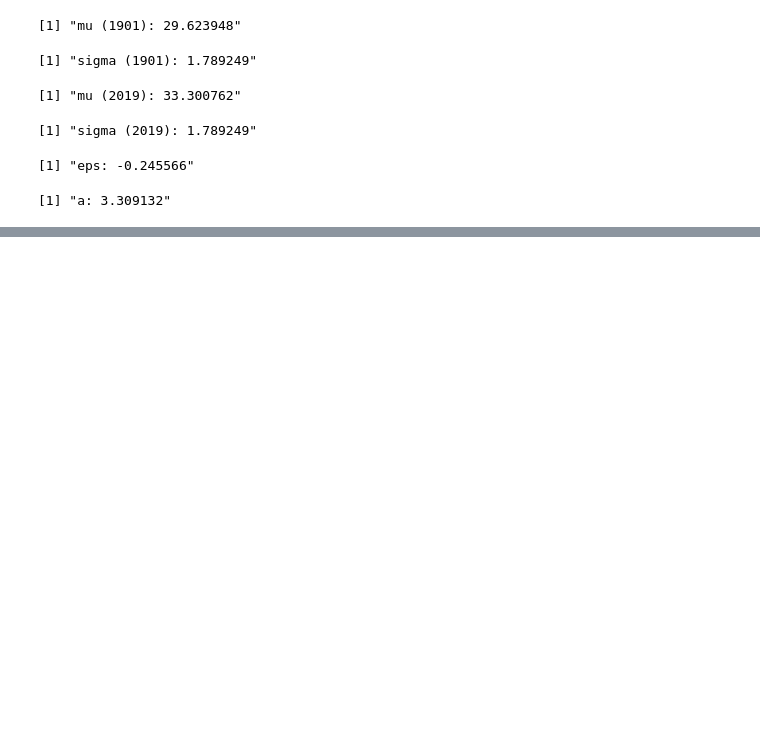
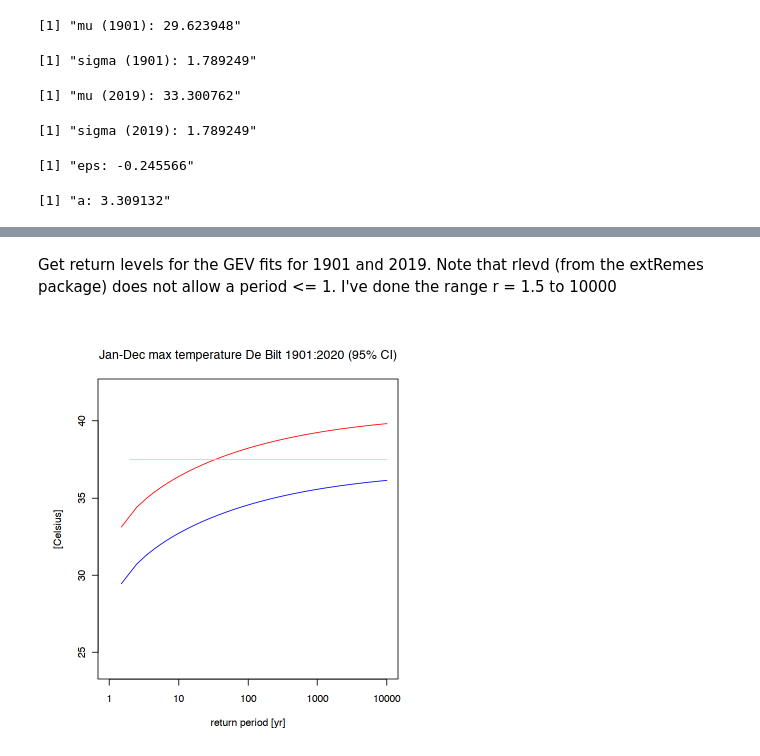
Before and after one commit to C3S-attribution-service/ToolsTesting, a Jupyter notebook: fit_gev.ipynb, the cells around one changed output, grey strips where cells are left out. Cells and saved outputs as stored; diff of their text form; code cells hidden in the pictures; blank space fills up the shorter version.

```diff
--- a/fit_gev.ipynb
+++ b/fit_gev.ipynb
@@ -163,0 +186,25 @@ gev.diag(fit)
+# %% [markdown]
+Get return levels for the GEV fits for 1901 and 2019. Note that rlevd (from the extRemes package) does not allow a period <= 1. I've done the range r = 1.5 to 10000
+# %%
+rvals = c()
+rlevels_1901 = c()
+rlevels_2019 = c()
+for (r in 1.5:10000) {
+    rl1901 = rlevd(r, loc = location_1901, scale = scale_1901, shape = shape_1901, type = "GEV", npy = 365.25)
+    rl2019 = rlevd(r, loc = location_2019, scale = scale_2019, shape = shape_2019, type = "GEV", npy = 365.25)
+
+    rlevels_1901 = c(rlevels_1901, rl1901)
+    rlevels_2019 = c(rlevels_2019, rl2019)
+    rvals = c(rvals, r)
+}
+
+rlevels = data.frame(rvals=rvals, rlevels_1901=rlevels_1901, rlevels_2019=rlevels_2019)
+# %%
+par(pin = c(5,5))
+plot(rlevels$rvals, rlevels$rlevels_2019, log="x", ylim=c(24,42), xlim=c(1,10000), col="red", type="l", main='Jan-Dec max temperature De Bilt 1901:2020 (95% CI)', ylab='[Celsius]', xlab='return period [yr]')
+lines(rlevels$rvals, rlevels$rlevels_1901, lty=1, col="blue")
+
+observed_max_2019 = tail(debilt_yearly_max, n=1)$maxtemp
+lines(c(2,10000), c(observed_max_2019,observed_max_2019), lty=1, col="pink")
+# %% [output]
+[figure, added]
```
Also changed, not shown: parts of 13 cells of this notebook, 3 other files.
